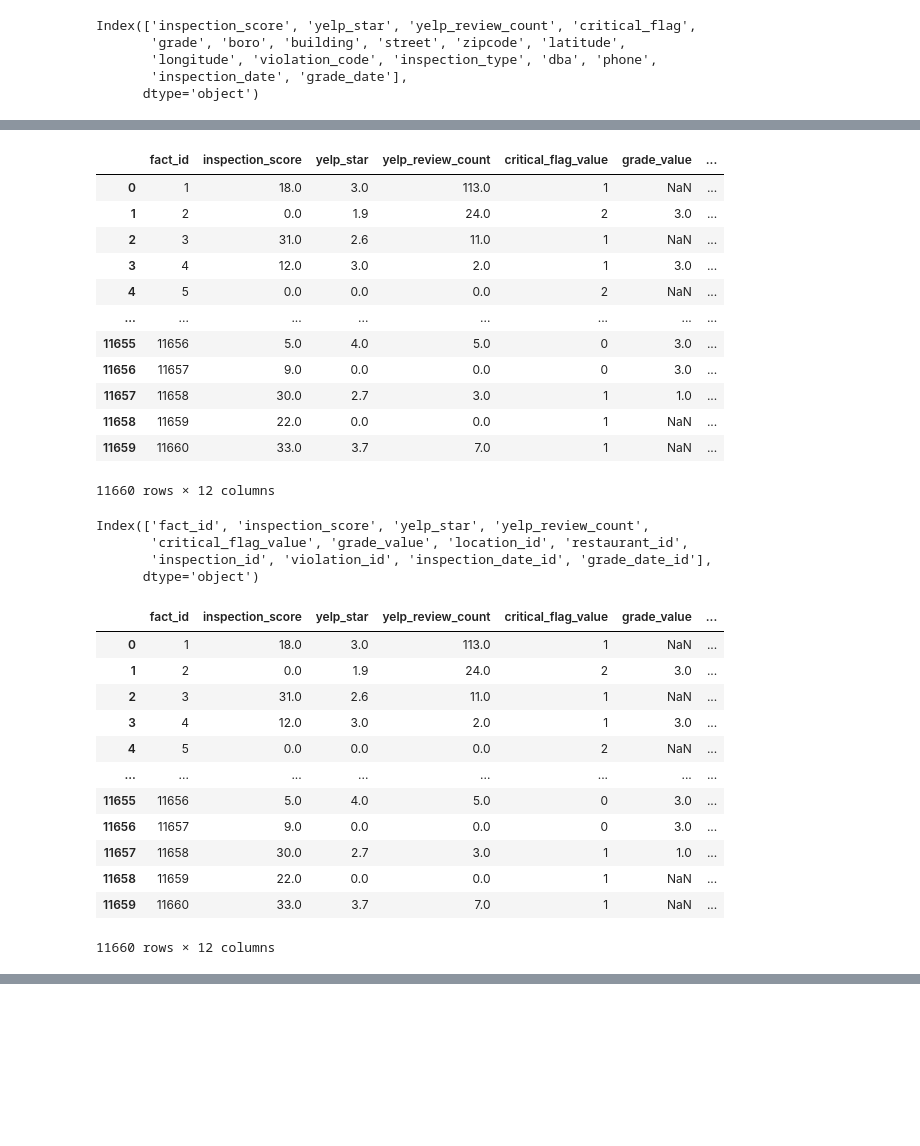
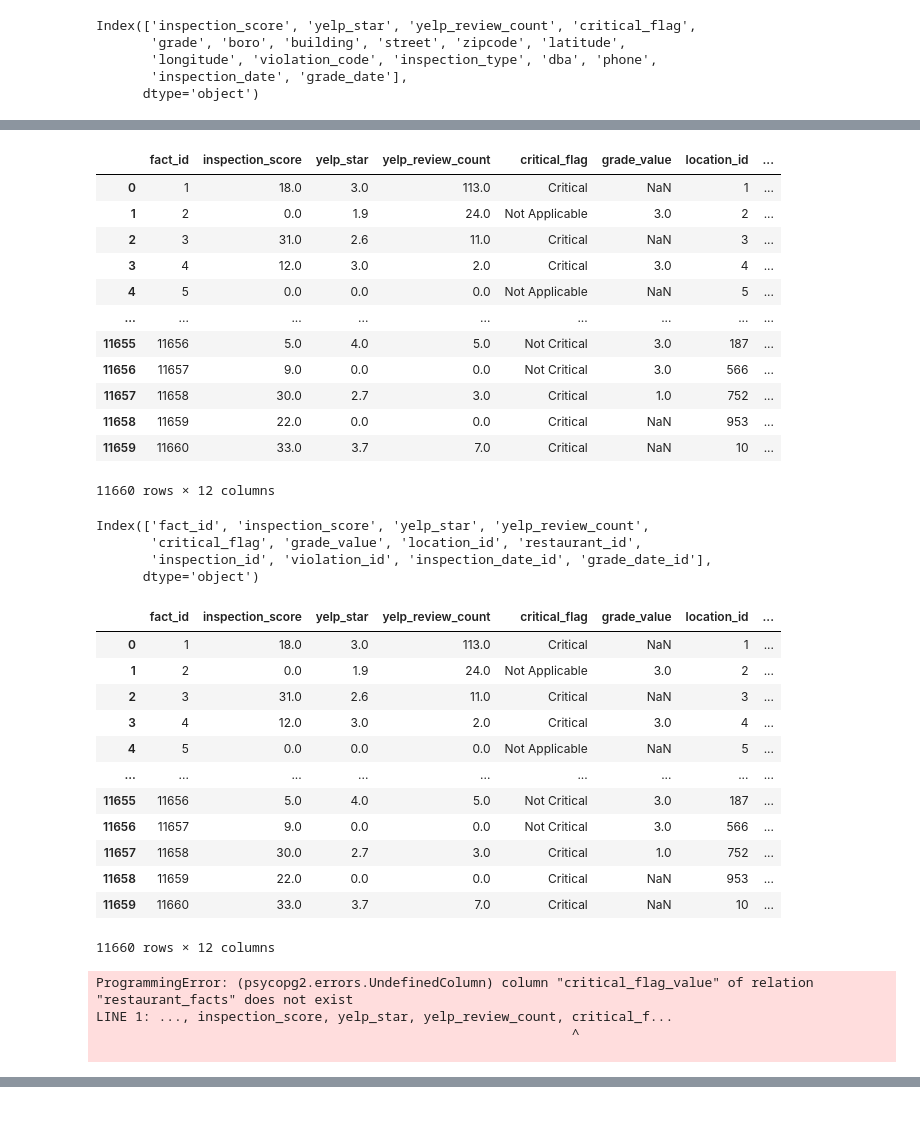
Before and after one commit to YUCHINGHUANG0920/Analysis-of-Yelp-Rating-and-Restaurant-Inspection-Score, a Jupyter notebook: scripts/Create_Fact_Table.ipynb, the cells around one changed output, grey strips where cells are left out. Cells and saved outputs as stored; diff of their text form; code cells hidden in the pictures; blank space fills up the shorter version.

```diff
--- a/scripts/Create_Fact_Table.ipynb
+++ b/scripts/Create_Fact_Table.ipynb
@@ -573,46 +573,46 @@ Index(['inspection_score', 'yelp_star', 'yelp_review_count', 'critical_flag',
       dtype='object')
 # %%
 dim_facts_df_final = dim_facts_df.copy()
-dim_facts_df_final = dim_facts_df_final[['inspection_score', 'yelp_star', 'yelp_review_count', 'critical_flag_value', 'grade_value',
+dim_facts_df_final = dim_facts_df_final[['inspection_score', 'yelp_star', 'yelp_review_count', 'critical_flag', 'grade_value',
                                           'location_id', 'restaurant_id', 'inspection_id', 'violation_id', 'Date_ID_x', 'Date_ID_y']]
 fact_id = list(range(1, len(dim_facts_df_final) + 1))
 dim_facts_df_final.insert(0, 'fact_id', fact_id)
 dim_facts_df_final
 # %% [output]
-|  | fact_id | inspection_score | yelp_star | yelp_review_count | critical_flag_value | grade_value | ... |
-| 0 | 1 | 18.0 | 3.0 | 113.0 | 1 | NaN | ... |
-| 1 | 2 | 0.0 | 1.9 | 24.0 | 2 | 3.0 | ... |
-| 2 | 3 | 31.0 | 2.6 | 11.0 | 1 | NaN | ... |
-| 3 | 4 | 12.0 | 3.0 | 2.0 | 1 | 3.0 | ... |
-| 4 | 5 | 0.0 | 0.0 | 0.0 | 2 | NaN | ... |
-| ... | ... | ... | ... | ... | ... | ... | ... |
-| 11655 | 11656 | 5.0 | 4.0 | 5.0 | 0 | 3.0 | ... |
-| 11656 | 11657 | 9.0 | 0.0 | 0.0 | 0 | 3.0 | ... |
-| 11657 | 11658 | 30.0 | 2.7 | 3.0 | 1 | 1.0 | ... |
-| 11658 | 11659 | 22.0 | 0.0 | 0.0 | 1 | NaN | ... |
-| 11659 | 11660 | 33.0 | 3.7 | 7.0 | 1 | NaN | ... |
+|  | fact_id | inspection_score | yelp_star | yelp_review_count | critical_flag | grade_value | location_id | ... |
+| 0 | 1 | 18.0 | 3.0 | 113.0 | Critical | NaN | 1 | ... |
+| 1 | 2 | 0.0 | 1.9 | 24.0 | Not Applicable | 3.0 | 2 | ... |
+| 2 | 3 | 31.0 | 2.6 | 11.0 | Critical | NaN | 3 | ... |
+| 3 | 4 | 12.0 | 3.0 | 2.0 | Critical | 3.0 | 4 | ... |
+| 4 | 5 | 0.0 | 0.0 | 0.0 | Not Applicable | NaN | 5 | ... |
+| ... | ... | ... | ... | ... | ... | ... | ... | ... |
+| 11655 | 11656 | 5.0 | 4.0 | 5.0 | Not Critical | 3.0 | 187 | ... |
+| 11656 | 11657 | 9.0 | 0.0 | 0.0 | Not Critical | 3.0 | 566 | ... |
+| 11657 | 11658 | 30.0 | 2.7 | 3.0 | Critical | 1.0 | 752 | ... |
+| 11658 | 11659 | 22.0 | 0.0 | 0.0 | Critical | NaN | 953 | ... |
+| 11659 | 11660 | 33.0 | 3.7 | 7.0 | Critical | NaN | 10 | ... |
 11660 rows × 12 columns
 # %%
 dim_facts_df_final.rename(columns={'Date_ID_x': 'inspection_date_id', 'Date_ID_y': 'grade_date_id'}, inplace=True)
 dim_facts_df_final.columns
 # %% [output]
 Index(['fact_id', 'inspection_score', 'yelp_star', 'yelp_review_count',
-       'critical_flag_value', 'grade_value', 'location_id', 'restaurant_id',
+       'critical_flag', 'grade_value', 'location_id', 'restaurant_id',
        'inspection_id', 'violation_id', 'inspection_date_id', 'grade_date_id'],
       dtype='object')
 # %%
 dim_facts_df_final
 # %% [output]
-|  | fact_id | inspection_score | yelp_star | yelp_review_count | critical_flag_value | grade_value | ... |
-| 0 | 1 | 18.0 | 3.0 | 113.0 | 1 | NaN | ... |
-| 1 | 2 | 0.0 | 1.9 | 24.0 | 2 | 3.0 | ... |
-| 2 | 3 | 31.0 | 2.6 | 11.0 | 1 | NaN | ... |
-| 3 | 4 | 12.0 | 3.0 | 2.0 | 1 | 3.0 | ... |
-| 4 | 5 | 0.0 | 0.0 | 0.0 | 2 | NaN | ... |
-| ... | ... | ... | ... | ... | ... | ... | ... |
-| 11655 | 11656 | 5.0 | 4.0 | 5.0 | 0 | 3.0 | ... |
-| 11656 | 11657 | 9.0 | 0.0 | 0.0 | 0 | 3.0 | ... |
-| 11657 | 11658 | 30.0 | 2.7 | 3.0 | 1 | 1.0 | ... |
-| 11658 | 11659 | 22.0 | 0.0 | 0.0 | 1 | NaN | ... |
-| 11659 | 11660 | 33.0 | 3.7 | 7.0 | 1 | NaN | ... |
+|  | fact_id | inspection_score | yelp_star | yelp_review_count | critical_flag | grade_value | location_id | ... |
+| 0 | 1 | 18.0 | 3.0 | 113.0 | Critical | NaN | 1 | ... |
+| 1 | 2 | 0.0 | 1.9 | 24.0 | Not Applicable | 3.0 | 2 | ... |
+| 2 | 3 | 31.0 | 2.6 | 11.0 | Critical | NaN | 3 | ... |
+| 3 | 4 | 12.0 | 3.0 | 2.0 | Critical | 3.0 | 4 | ... |
+| 4 | 5 | 0.0 | 0.0 | 0.0 | Not Applicable | NaN | 5 | ... |
+| ... | ... | ... | ... | ... | ... | ... | ... | ... |
+| 11655 | 11656 | 5.0 | 4.0 | 5.0 | Not Critical | 3.0 | 187 | ... |
+| 11656 | 11657 | 9.0 | 0.0 | 0.0 | Not Critical | 3.0 | 566 | ... |
+| 11657 | 11658 | 30.0 | 2.7 | 3.0 | Critical | 1.0 | 752 | ... |
+| 11658 | 11659 | 22.0 | 0.0 | 0.0 | Critical | NaN | 953 | ... |
+| 11659 | 11660 | 33.0 | 3.7 | 7.0 | Critical | NaN | 10 | ... |
 11660 rows × 12 columns
@@ -619,3 +627,11 @@ dim_facts_df_final
+# %%
+dim_facts_df_final.to_sql('restaurant_facts', con=engine,
+                    schema='nyc_restaurant_inspection', if_exists='append', index=False)
+# %% [output]
+ProgrammingError: (psycopg2.errors.UndefinedColumn) column "critical_flag_value" of relation "restaurant_facts" does not exist
+LINE 1: ..., inspection_score, yelp_star, yelp_review_count, critical_f...
+                                                             ^
+
 # %%
 # delete 'date' column in dim_date as final date dimension table
 dim_date_final_df = dim_date_df.drop(dim_date_df.columns[0], axis=1)
```
Also changed, not shown: parts of 1 cell of this notebook, 3 other files.
